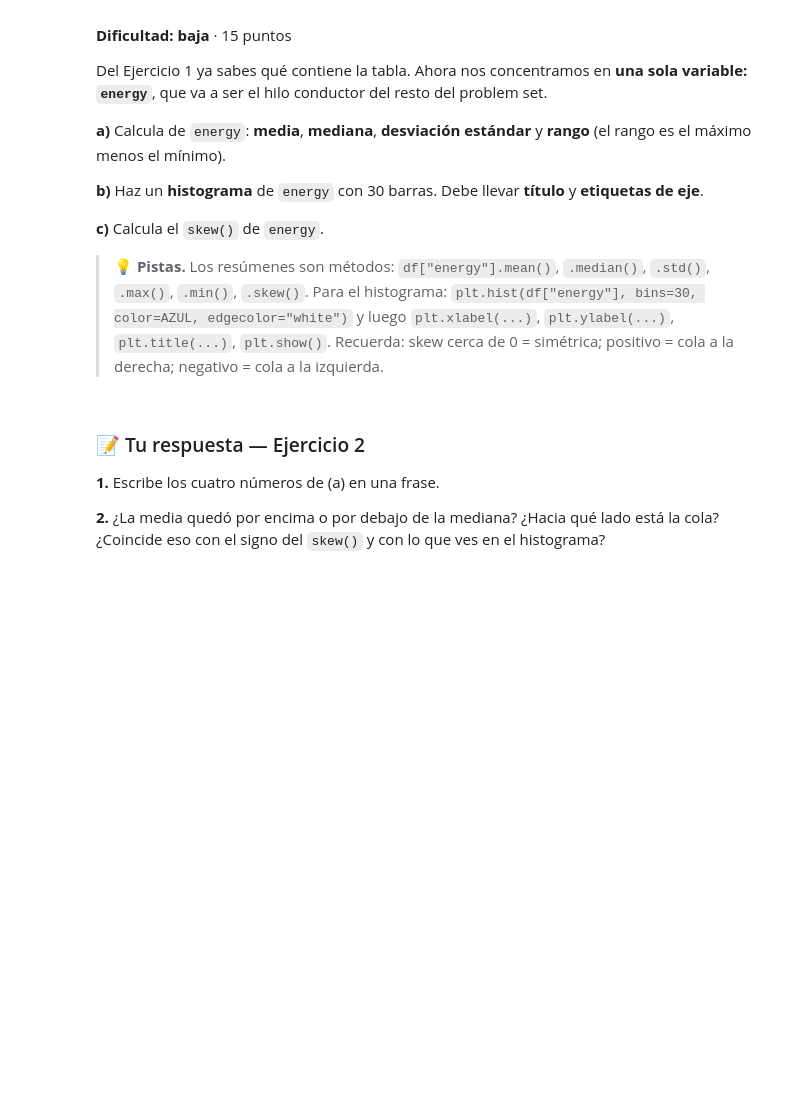
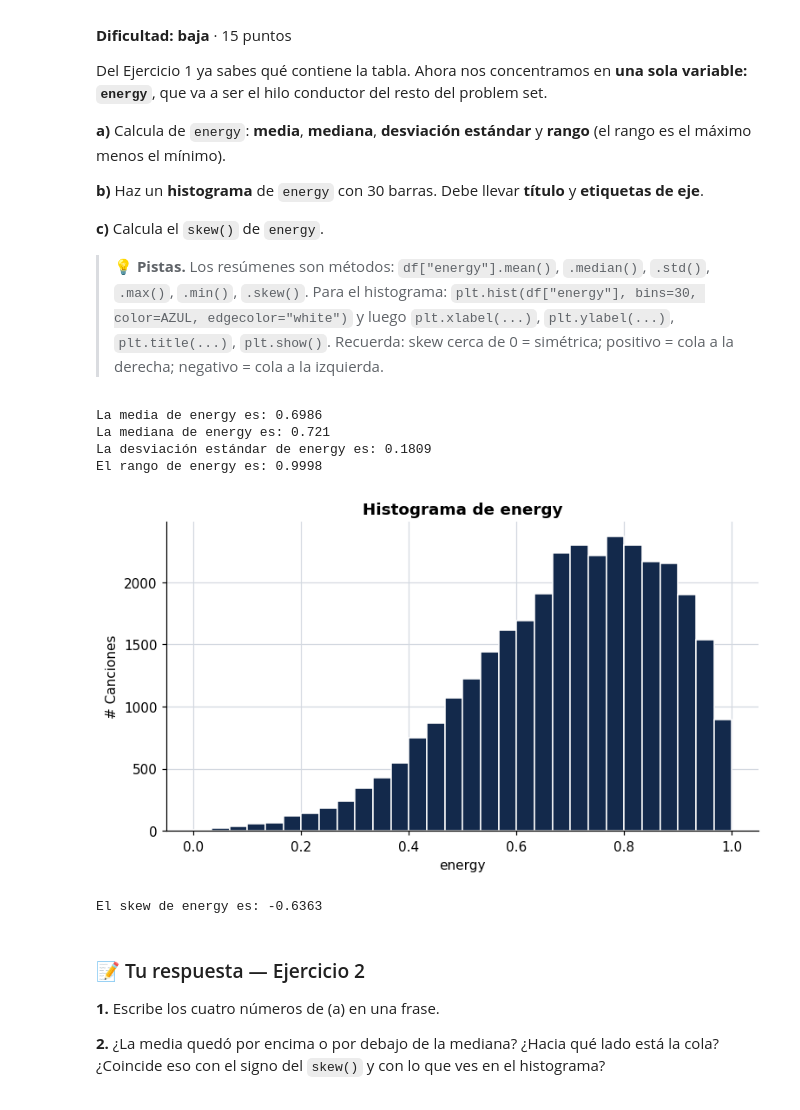
Before and after one commit to syltaer-utp/s100-tareas, a Jupyter notebook: S100_PS1_Aparicio.ipynb, the cells around one changed output. Saved outputs shown, nothing was run; the diff lists cells and outputs as text; code cells hidden in the pictures; blank space fills up the shorter version.

```diff
--- a/S100_PS1_Aparicio.ipynb
+++ b/S100_PS1_Aparicio.ipynb
@@ -200,12 +200,29 @@ Del Ejercicio 1 ya sabes qué contiene la tabla. Ahora nos concentramos en **una
 > Recuerda: skew cerca de 0 = simétrica; positivo = cola a la derecha; negativo = cola a la izquierda.
 # %%
 # a) Media, mediana, desviación estándar y rango de energy
-
-
-# b) Histograma
-
-
-# c) Asimetría
+print("La media de energy es:", round(df["energy"].mean(),4))
+print("La mediana de energy es:", round(df["energy"].median(),4))
+print("La desviación estándar de energy es:", round(df["energy"].std(),4))
+print("El rango de energy es:", round(df["energy"].max() - df["energy"].min(),4))
+# %% [output]
+La media de energy es: 0.6986
+La mediana de energy es: 0.721
+La desviación estándar de energy es: 0.1809
+El rango de energy es: 0.9998
+# %%
+# b) Histograma
+plt.hist(df["energy"], bins=30, color=AZUL, edgecolor="white")
+plt.xlabel("energy")
+plt.ylabel("# Canciones")
+plt.title("Histograma de energy")
+plt.show()
+# %% [output]
+[figure, added]
+# %%
+# c) Asimetría
+print("El skew de energy es:", round(df["energy"].skew(),4))
+# %% [output]
+El skew de energy es: -0.6363
 # %% [markdown]
 ### 📝 Tu respuesta — Ejercicio 2
 
```
